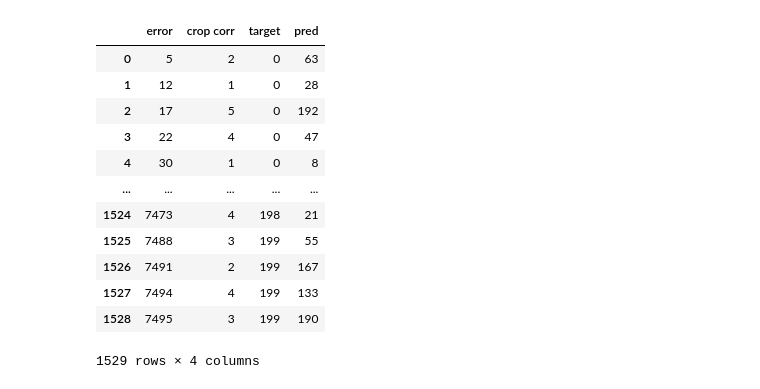
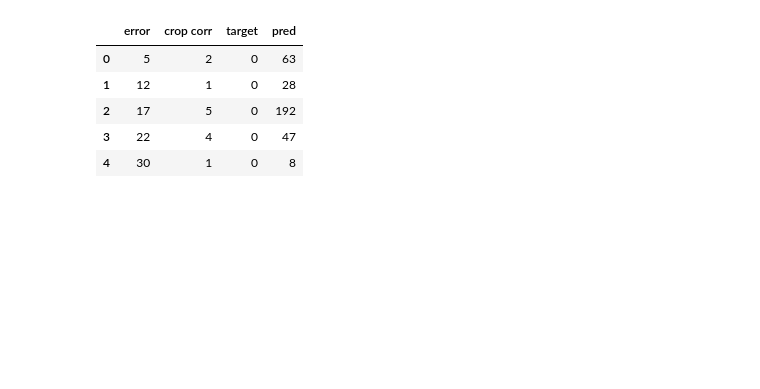
Before and after one commit to lisadunlap/natural-adv-examples, a Jupyter notebook: notebooks/check_pos_errors.ipynb, the cells around one changed output. Cells and saved outputs as stored; diff of their text form; code cells hidden in the pictures; blank space fills up the shorter version.

```diff
--- a/notebooks/check_pos_errors.ipynb
+++ b/notebooks/check_pos_errors.ipynb
@@ -38,21 +38,14 @@ class_mappings = get_class_mappings()
 net = models.resnet50(pretrained=True)
 # %%
 errs = pd.read_csv('../results/possible_errors_resnet152_cutmix.csv')
-errs
+errs[:5]
 # %% [output]
 |  | error | crop corr | target | pred |
 | 0 | 5 | 2 | 0 | 63 |
 | 1 | 12 | 1 | 0 | 28 |
 | 2 | 17 | 5 | 0 | 192 |
 | 3 | 22 | 4 | 0 | 47 |
 | 4 | 30 | 1 | 0 | 8 |
-| ... | ... | ... | ... | ... |
-| 1524 | 7473 | 4 | 198 | 21 |
-| 1525 | 7488 | 3 | 199 | 55 |
-| 1526 | 7491 | 2 | 199 | 167 |
-| 1527 | 7494 | 4 | 199 | 133 |
-| 1528 | 7495 | 3 | 199 | 190 |
-1529 rows × 4 columns
 # %%
 file = open('/home/lisa/data/synset.txt', 'r')
 lines = file.readlines()
```
Also changed, not shown: parts of 8 cells of this notebook, 14 other files.
